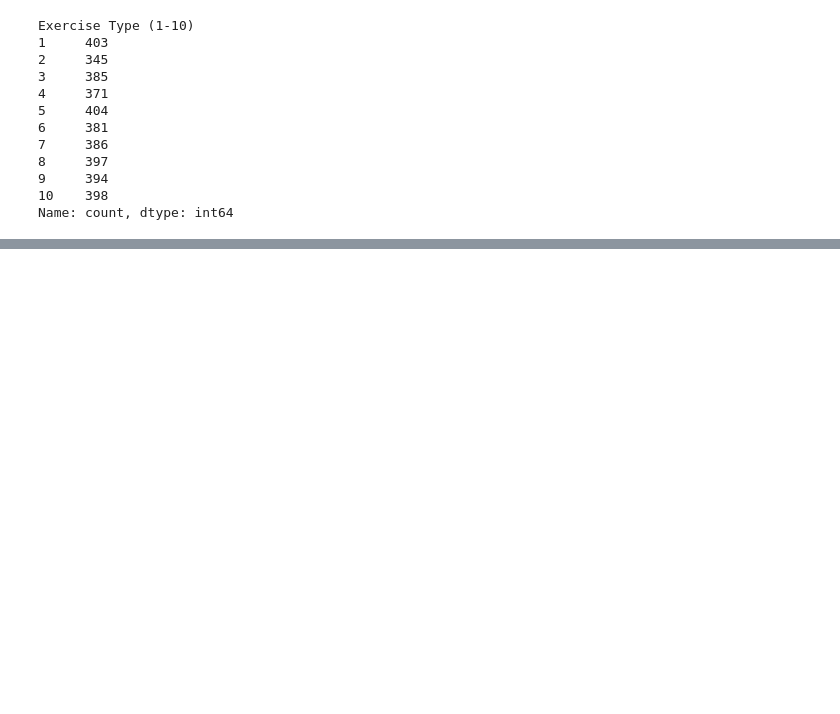
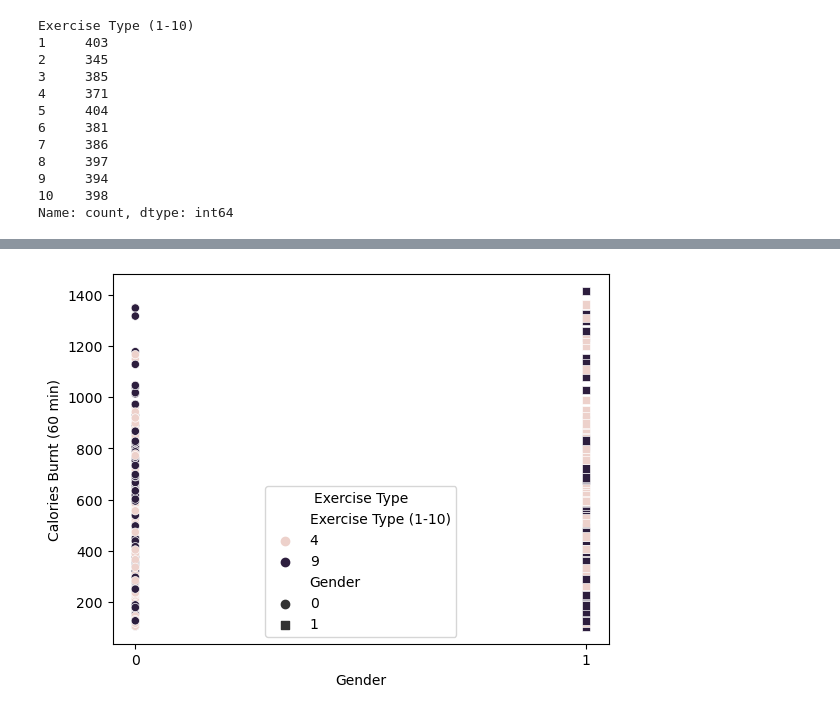
Before and after one commit to Zoouri/Project-3---Group-3, a Jupyter notebook: main_codes.ipynb, the cells around one changed output, grey strips where cells are left out. Cells and saved outputs as stored; diff of their text form; code cells hidden in the pictures; blank space fills up the shorter version.

```diff
--- a/main_codes.ipynb
+++ b/main_codes.ipynb
@@ -442,0 +531,6 @@ exercise_count_per_gender_sorted
+# %%
+# Display the filtered main table for exercise 4 and 9
+updated_df_round_exe_filtered = updated_df_round[(updated_df_round['Exercise Type (1-10)'] == 4) | (updated_df_round['Exercise Type (1-10)'] == 9)]
+updated_df_round_exe_filtered.reset_index(drop=True, inplace=True)
+updated_df_round_exe_filtered.index += 1
+updated_df_round_exe_filtered
@@ -442,0 +554,9 @@ exercise_count_per_gender_sorted
+# %%
+# Create a scatter plot with seaborn for exercise 4 & 9 for each gender
+
+sns.scatterplot(data=updated_df_round_exe_filtered, y='Calories Burnt (60 min)', x='Gender', hue='Exercise Type (1-10)', style='Gender', markers=['o', 's'])
+plt.legend(title='Exercise Type')
+plt.xticks([0, 1])
+plt.show()
+# %% [output]
+[figure, added]
```
Also changed, not shown: parts of 13 cells of this notebook, 4 other files.
